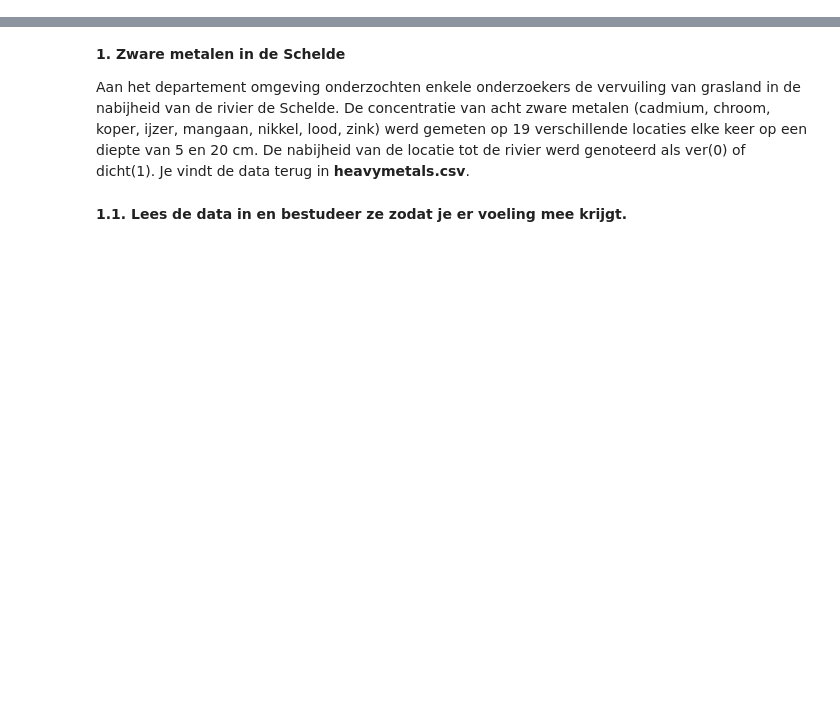
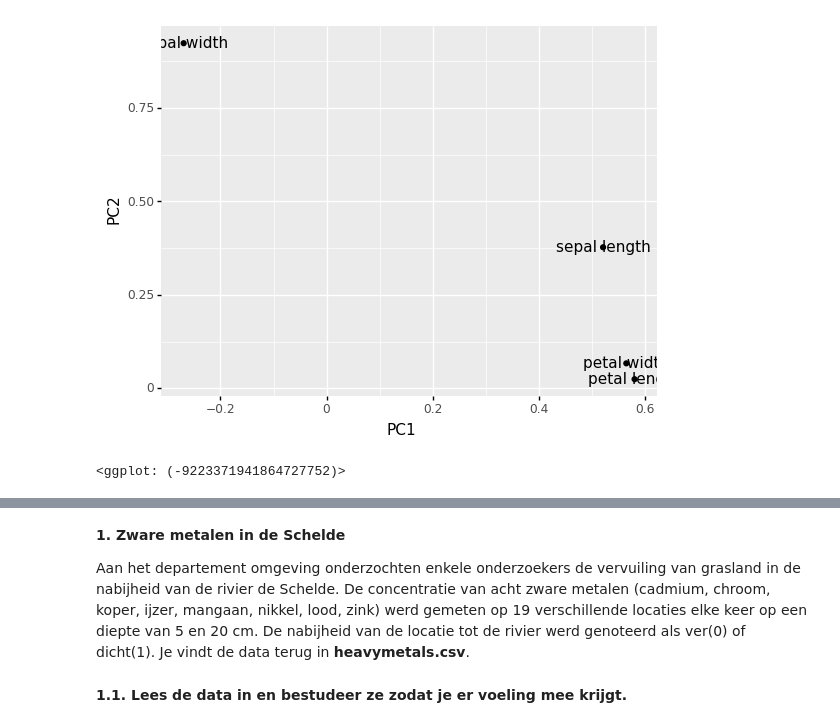
Before and after one commit to ArneDeloose/Ugain_MachineLearning_DataVis, a Jupyter notebook: DimensionReduction_Exercise_Solution.ipynb, the cells around one changed output, grey strips where cells are left out. Saved outputs shown, nothing was run; the diff lists cells and outputs as text; code cells hidden in the pictures; blank space fills up the shorter version.

```diff
--- a/DimensionReduction_Exercise_Solution.ipynb
+++ b/DimensionReduction_Exercise_Solution.ipynb
@@ -53,0 +126,6 @@ def biplot_func(score, pca_model, labels=None, y=None, show_index=False):
+# %%
+# wrappen van loadings en variabelenamen in dataframe
+df_pca_loadings = pd.DataFrame(np.transpose(pca_model.components_[0:2, :]),
+                               columns = ["PC1", "PC2"])
+df_pca_loadings["variabelen"] = df.columns[:-1]
+df_pca_loadings
@@ -53,0 +138,8 @@ def biplot_func(score, pca_model, labels=None, y=None, show_index=False):
+# %%
+# visualiseren loadings
+ggplot(df_pca_loadings, aes(x = "PC1", y = "PC2")) +\
+   geom_point() +\
+   geom_text(aes(label = "variabelen"))
+# %% [output]
+[figure, added]
+<ggplot: (-9223371941864727752)>
```
Also changed, not shown: parts of 47 cells of this notebook, 3 other files.
